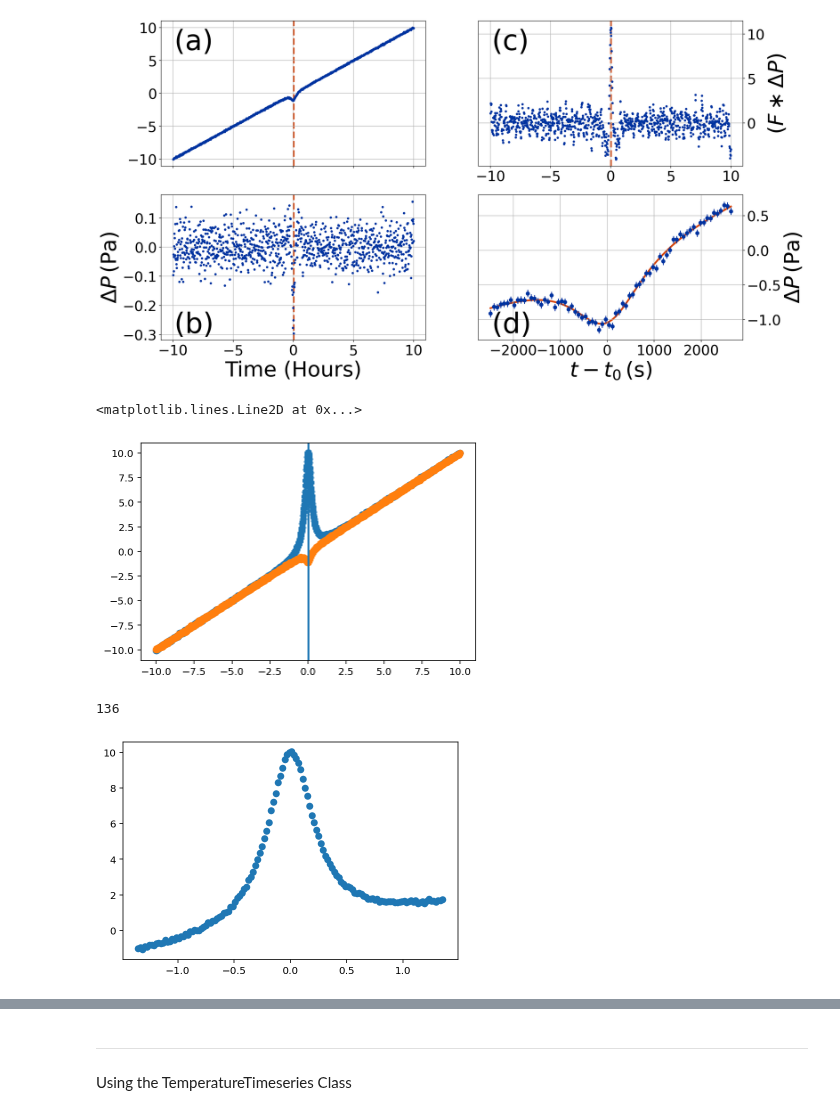
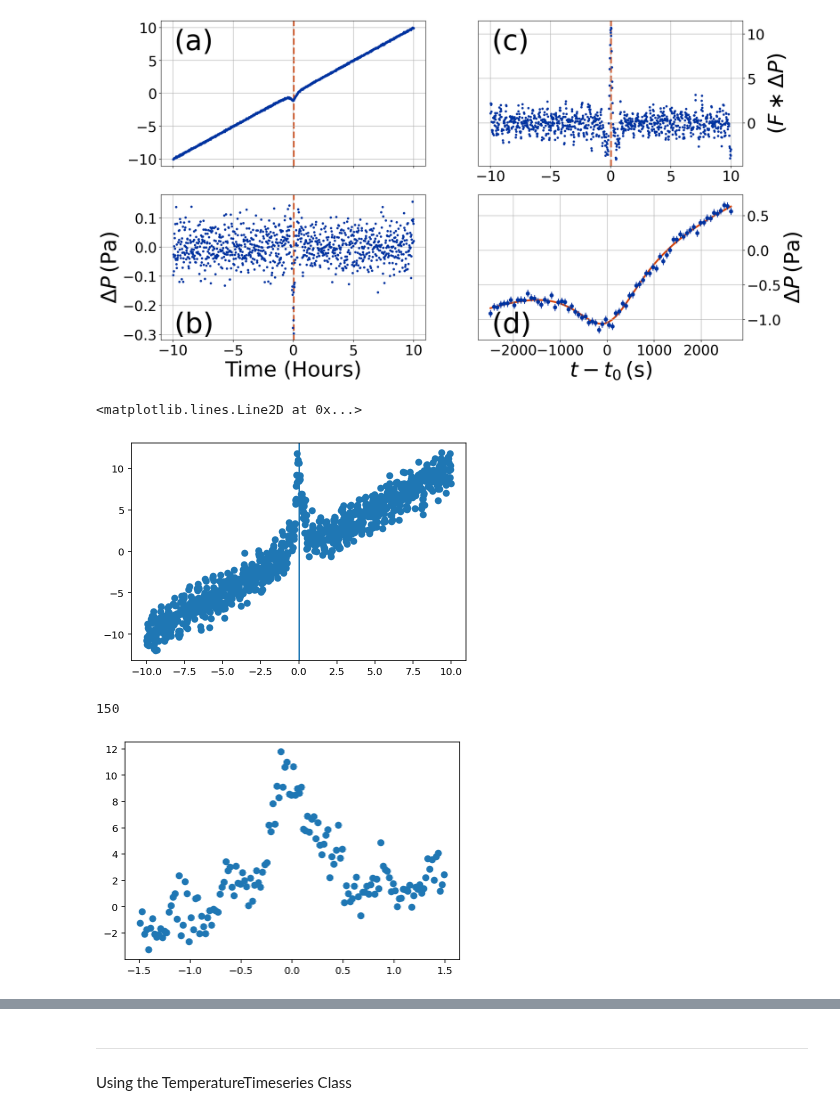
Before and after one commit to BoiseStatePlanetary/muldoon, a Jupyter notebook: docs/examples/Using_Muldoon.ipynb, the cells around one changed output, grey strips where cells are left out. Cells and saved outputs as stored; diff of their text form; code cells hidden in the pictures.

```diff
--- a/docs/examples/Using_Muldoon.ipynb
+++ b/docs/examples/Using_Muldoon.ipynb
@@ -167,29 +172,39 @@ mt.make_conditioned_data_figure(write_filename="./test_");
 # %% [output]
 [figure]
 # %%
-# Generating synthetic temperature signal
+# Create time-series
+time = np.linspace(-10, 10, 1000)
 baseline = 0.
 slope = 1.
 t0 = 0.
-DeltaT = -10. # Kelvin
+DeltaP = 1.
 Gamma = 0.5
 
+DeltaT = -10.
+
 right_answer = np.array([baseline, slope, t0, DeltaP, Gamma])
+temp_right_answer = np.array([baseline, slope, t0, DeltaT, Gamma])
 
-temp_profile = modified_lorentzian(time, baseline, slope, t0, DeltaT, Gamma) +\
-    normal(scale=slope/20., size=len(time))
-tt = TemperatureTimeseries(time, temp_profile, pressure_vortex_popts=mt.popts, pressure_vortex_uncs=mt.uncs)
+profile = modified_lorentzian(time, baseline, slope, t0, DeltaP, Gamma) + normal(scale=slope/20., size=len(time))
+mt = PressureTimeseries(time, profile)
+
+# Add in some nasty sine wave action
+red_noise_period = Gamma
+temp_profile = modified_lorentzian(time, *temp_right_answer) +\
+    normal(scale=slope, size=len(time)) + DeltaT/10.*np.sin(2*np.pi/red_noise_period*time)
+tt = TemperatureTimeseries(time, temp_profile,
+                           pressure_vortex_popts=[right_answer],
+                           pressure_vortex_uncs=[np.array([0, 0, 0, 0, 0])])
 plt.scatter(tt.time, tt.data)
-plt.scatter(mt.time, mt.data)
 
 plt.axvline(tt.pressure_vortex_popts[0][2])
 # %% [output]
 <matplotlib.lines.Line2D at 0x...>
-[figure, old version]
+[figure, new version]
 # %%
 tt.retrieve_vortices()
 plt.scatter(tt.vortices[0]["time"], tt.vortices[0]["data"])
 print(len(tt.vortices[0]["time"]))
 # %% [output]
-136
+150
-[figure, old version]
+[figure, new version]
```
Also changed, not shown: parts of 6 cells of this notebook.
